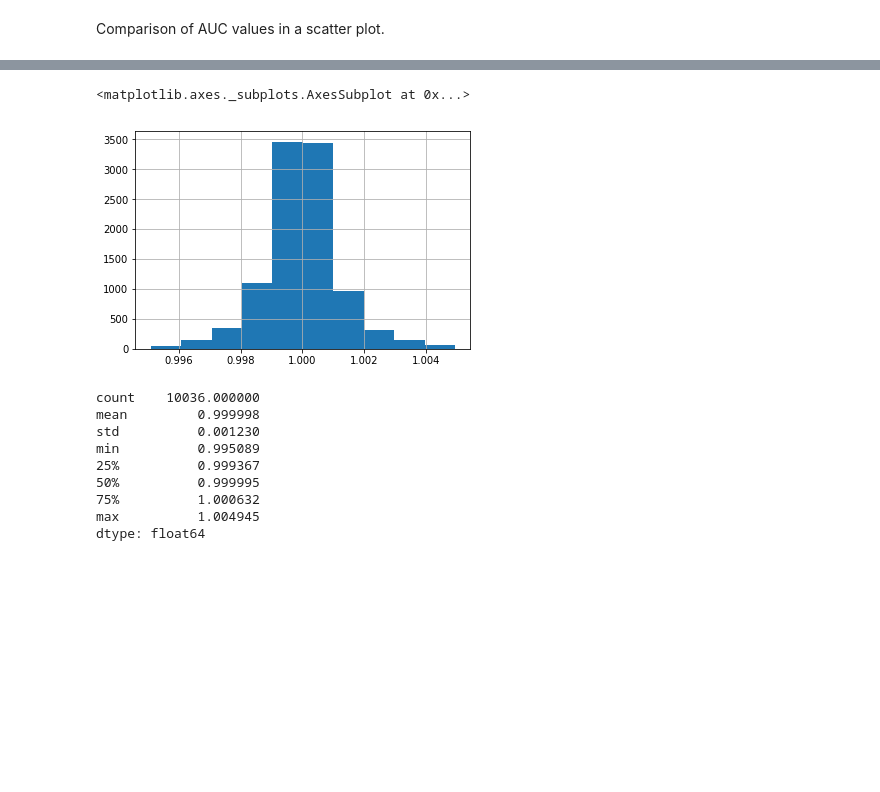
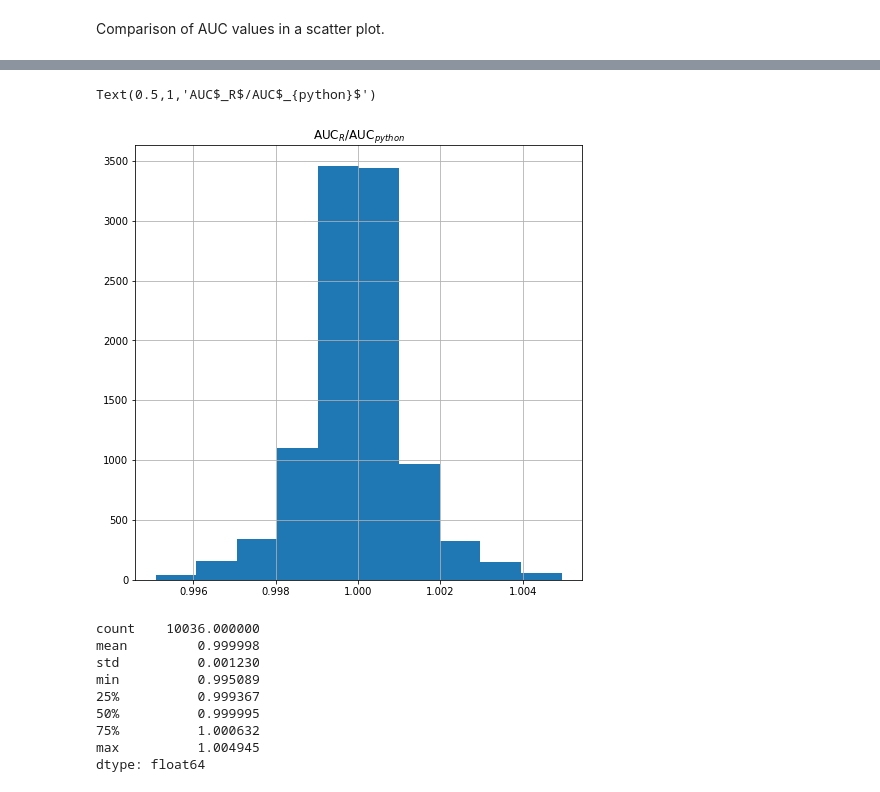
Before and after one commit to aertslab/pySCENIC, a Jupyter notebook: notebooks/pySCENIC - Comparison to R implementation of the pipeline.ipynb, the cells around one changed output, grey strips where cells are left out. Cells and saved outputs as stored; diff of their text form; code cells hidden in the pictures; blank space fills up the shorter version.

```diff
--- a/notebooks/pySCENIC - Comparison to R implementation of the pipeline.ipynb
+++ b/notebooks/pySCENIC - Comparison to R implementation of the pipeline.ipynb
@@ -501,8 +505,10 @@ plt.plot([0, 0.16], [0, 0.16], 'k-')
-# %%
-(c_df['AUC_R']/c_df['AUC_python']).hist()
-# %% [output]
-<matplotlib.axes._subplots.AxesSubplot at 0x...>
-[figure, removed]
+# %%
+fig, ax = plt.subplots(figsize=(8,8))
+(c_df['AUC_R']/c_df['AUC_python']).hist()
+plt.title('AUC$_R$/AUC$_{python}$')
+# %% [output]
+Text(0.5,1,'AUC$_R$/AUC$_{python}$')
+[figure, added]
 # %%
 (c_df['AUC_R']/c_df['AUC_python']).describe()
 # %% [output]
```
Also changed, not shown: parts of 36 cells of this notebook.
